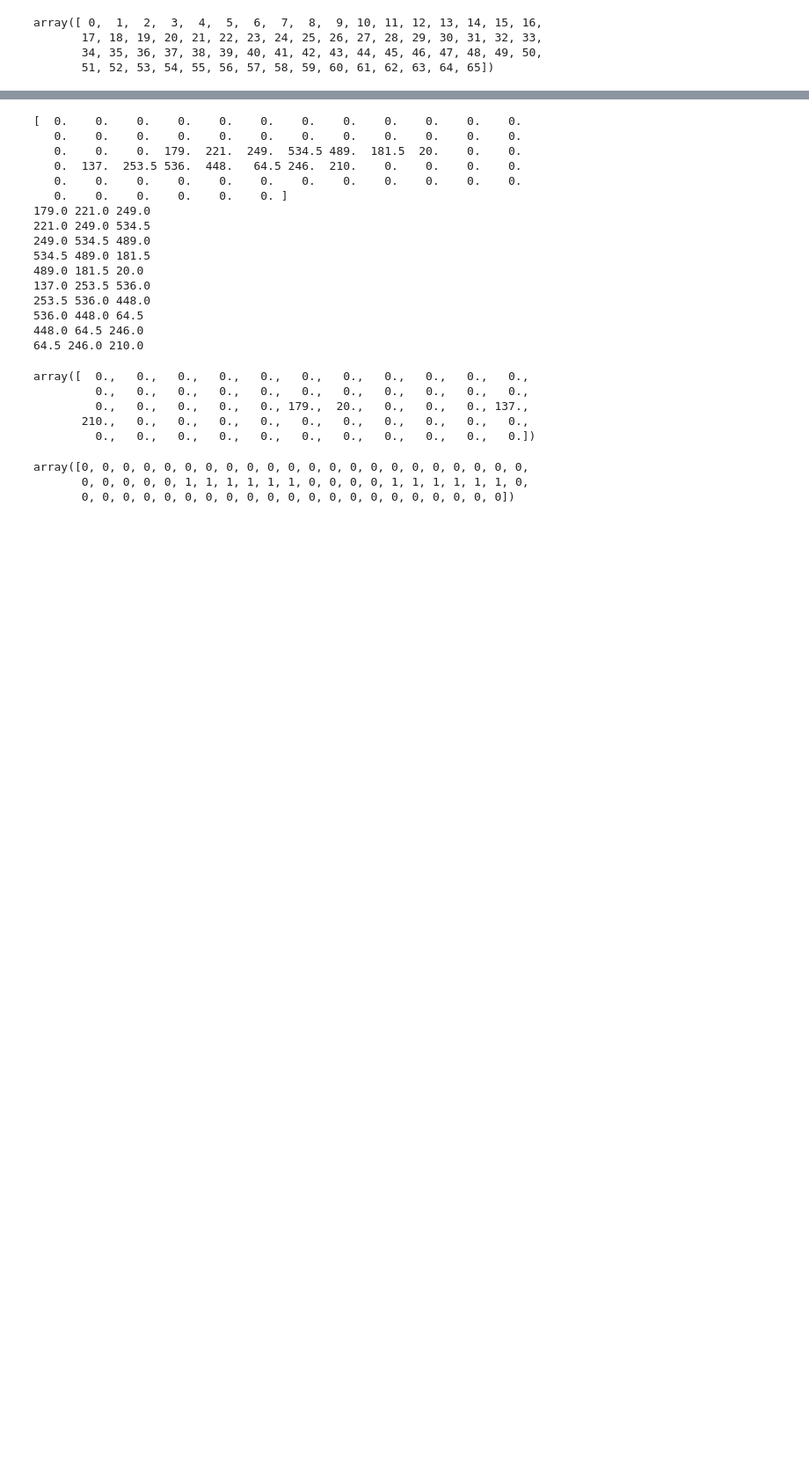
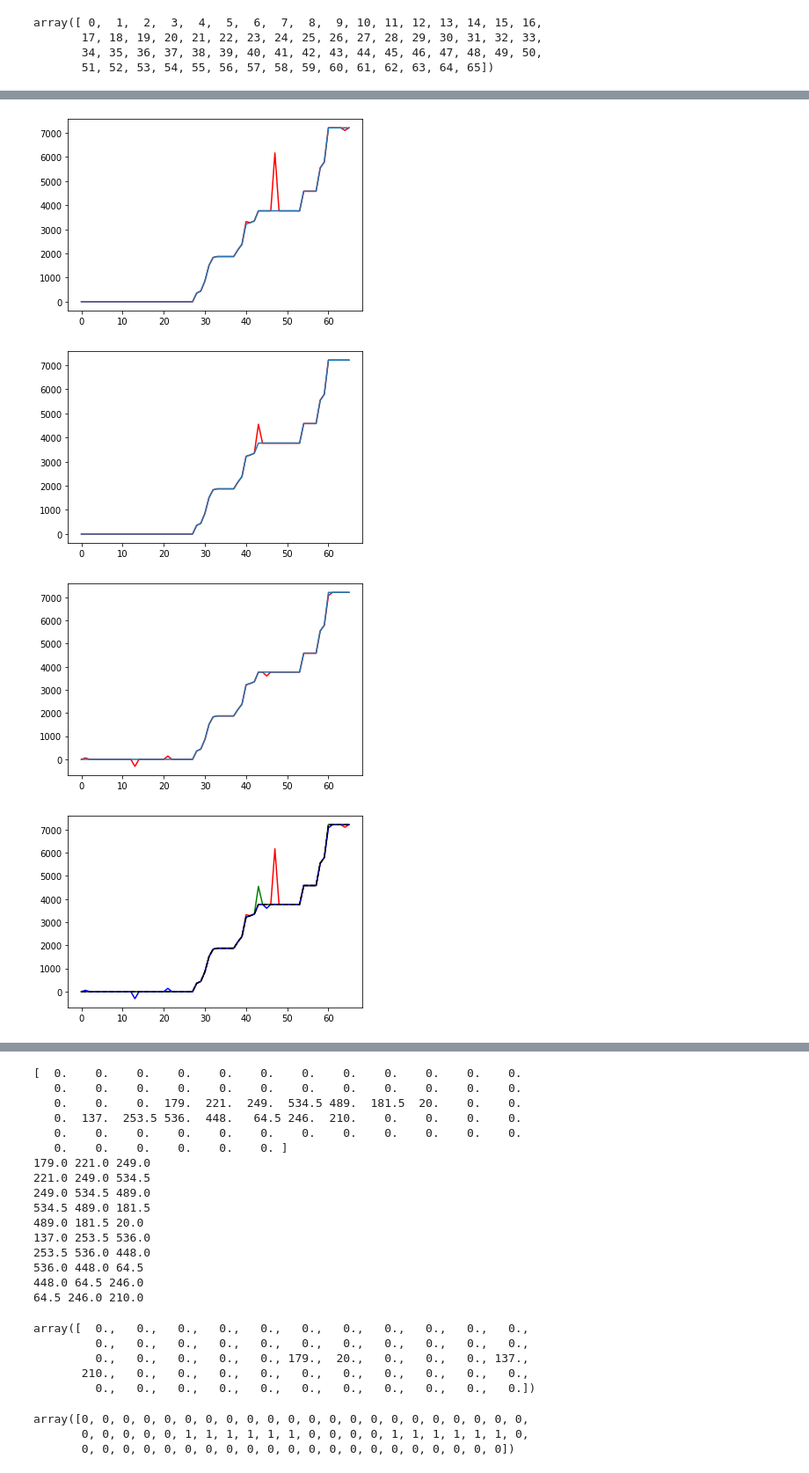
Before and after one commit to dlsrks1218/eHealthPython, a Jupyter notebook: proj/SalientPointDetection.ipynb, the cells around one changed output, grey strips where cells are left out. Shown at 88% size. Drawn from its saved outputs; the diff is of its cells as text; code cells hidden in the pictures; blank space fills up the shorter version.

```diff
--- a/proj/SalientPointDetection.ipynb
+++ b/proj/SalientPointDetection.ipynb
@@ -36,0 +93,20 @@ len(time)
+# %%
+t = np.arange(len(time1))
+
+plt.figure(2)
+plt.plot(t, time1, 'r', t, time)
+
+plt.figure(3)
+plt.plot(t, time2, 'r', t, time)
+
+plt.figure(4)
+plt.plot(t, time3, 'r', t, time)
+plt.show()
+
+plt.plot(t, time1, 'r', t, time2, 'g', t, time3, 'b', t, time, 'k--')
+plt.show()
+# %% [output]
+[figure, added]
+[figure, added]
+[figure, added]
+[figure, added]
```
Also changed, not shown: parts of 9 cells of this notebook, 1 other file.
